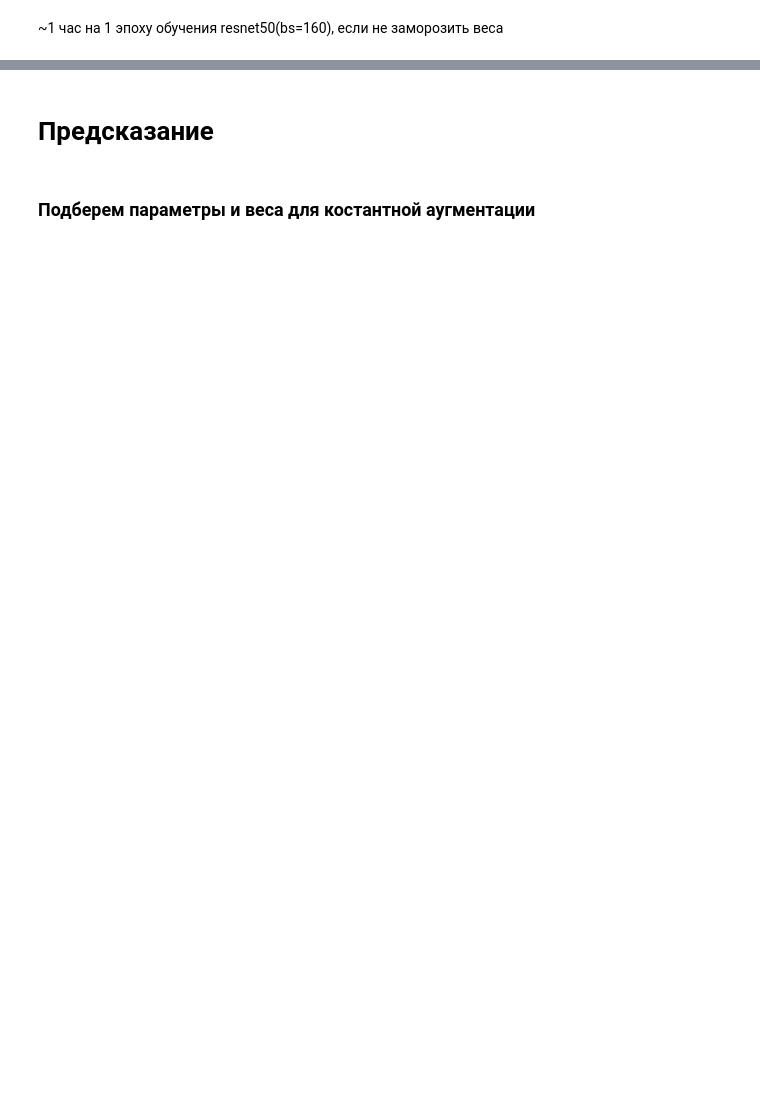
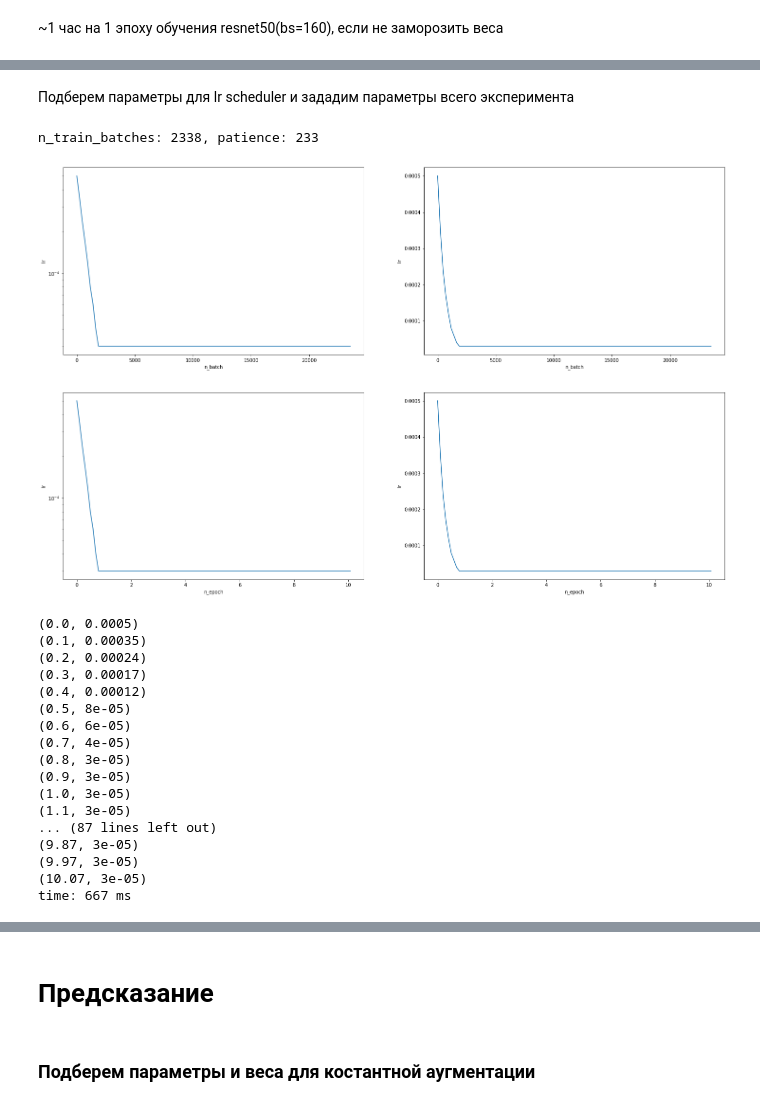
Before and after one commit to makci97/MADE, a Jupyter notebook: contest1/unsupervised-landmarks-thousand-landmarks-contest/train_model.ipynb, the cells around one changed output, grey strips where cells are left out. Saved outputs shown, nothing was run; the diff lists cells and outputs as text; code cells hidden in the pictures; blank space fills up the shorter version.

```diff
--- a/contest1/unsupervised-landmarks-thousand-landmarks-contest/train_model.ipynb
+++ b/contest1/unsupervised-landmarks-thousand-landmarks-contest/train_model.ipynb
@@ -686,0 +709,77 @@ time: 21.5 s
+# %% [markdown]
+Подберем параметры для lr scheduler и зададим параметры всего эксперимента
+# %%
+train_params.update({
+    'lr': 5e-4,
+    'lr_decay': 0.7,
+#     'weight_decay': 0.01,
+    'weight_decay': 1e-2,
+    'top_perc_train': 70.,
+    'without_top_perc_train': 1.,
+})
+
+n_train_batches = len(train_dataset) // train_params['batch_size']
+patience = int(0.1 * n_train_batches)
+min_lr = 3e-5
+print(f"n_train_batches: {n_train_batches}, patience: {patience}")
+
+
+lr = train_params['lr']
+n_batch = 0
+n_batch_lr_pairs = [(n_batch, lr)]
+n_epoch_lr_pairs = [(n_batch / n_train_batches, lr)]
+while n_batch < n_train_batches * train_params['epochs']:
+    lr *= train_params['lr_decay']
+    lr = max(lr, min_lr)
+    n_batch += patience
+    n_batch_lr_pairs.append((n_batch, round(lr, 5)))
+    n_epoch_lr_pairs.append((round(n_batch / n_train_batches, 2), round(lr, 5)))
+
+fig = plt.figure(figsize=(25, 2 * 8))
+
+ax = fig.add_subplot(2, 2, 1)
+ax.plot(*zip(*n_batch_lr_pairs))
+ax.set_xlabel('n_batch')
+ax.set_ylabel('lr')
+ax.set_yscale("log")
+
+ax = fig.add_subplot(2, 2, 2)
+ax.plot(*zip(*n_batch_lr_pairs))
+ax.set_xlabel('n_batch')
+ax.set_ylabel('lr')
+
+ax = fig.add_subplot(2, 2, 3)
+ax.plot(*zip(*n_epoch_lr_pairs))
+ax.set_xlabel('n_epoch')
+ax.set_ylabel('lr')
+ax.set_yscale("log")
+
+ax = fig.add_subplot(2, 2, 4)
+ax.plot(*zip(*n_epoch_lr_pairs))
+ax.set_xlabel('n_epoch')
+ax.set_ylabel('lr')
+
+plt.show()
+# fig.show()
+
+print(*n_epoch_lr_pairs, sep='\n')
+# %% [output]
+n_train_batches: 2338, patience: 233
+[figure, added]
+(0.0, 0.0005)
+(0.1, 0.00035)
+(0.2, 0.00024)
+(0.3, 0.00017)
+(0.4, 0.00012)
+(0.5, 8e-05)
+(0.6, 6e-05)
+(0.7, 4e-05)
+(0.8, 3e-05)
+(0.9, 3e-05)
+(1.0, 3e-05)
+(1.1, 3e-05)
+... (87 lines left out)
+(9.87, 3e-05)
+(9.97, 3e-05)
+(10.07, 3e-05)
+time: 667 ms
```
Also changed, not shown: parts of 38 cells of this notebook.
